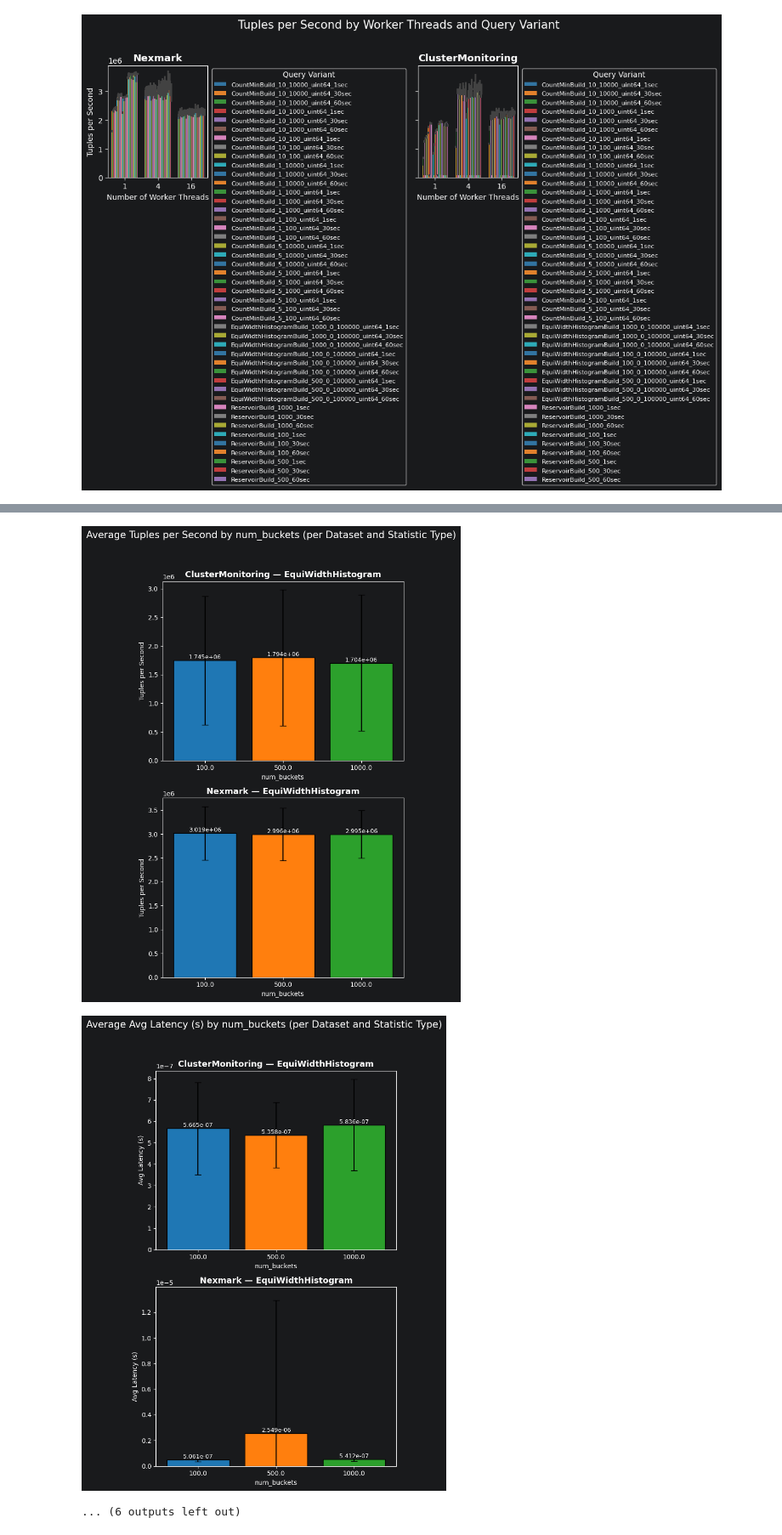
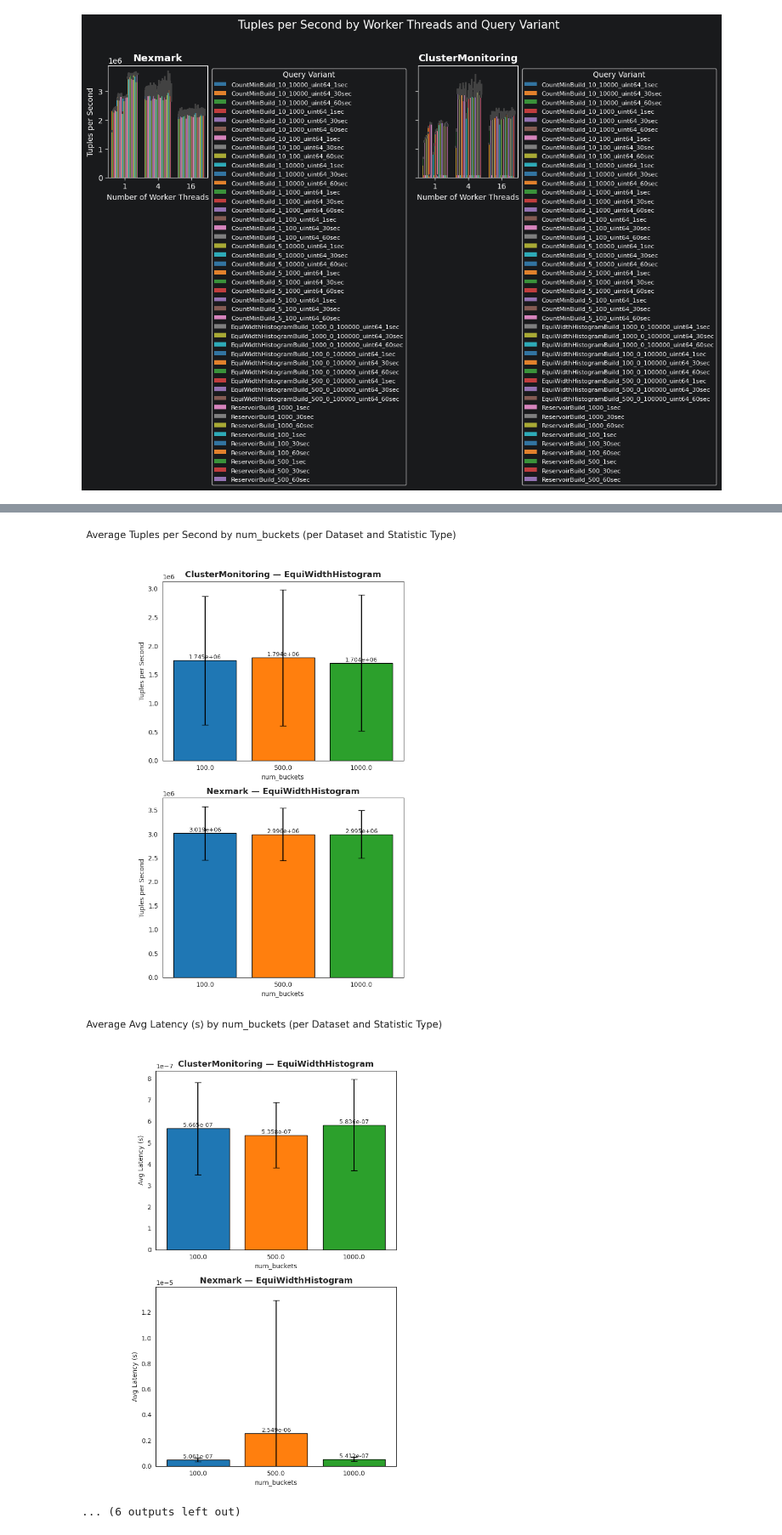
Before and after one commit to ESPAT-Orga/nebulastream-espat, a Jupyter notebook: scripts/benchmarking/e2e/plots/StatisticBuildProbe.ipynb, the cells around one changed output, grey strips where cells are left out. Shown at 85% size. Cells and saved outputs as stored; diff of their text form; code cells hidden in the pictures.

Commit message:
white background

```diff
--- a/scripts/benchmarking/e2e/plots/StatisticBuildProbe.ipynb
+++ b/scripts/benchmarking/e2e/plots/StatisticBuildProbe.ipynb
@@ -214,50 +214,51 @@ def plot_avg_by(df, param, metric="tuplesPerSecond"):
     n_datasets = len(datasets)
     n_stats = len(statistic_types)
 
-    fig, axes = plt.subplots(
-        n_datasets, n_stats,
-        figsize=(6 * n_stats, 5 * n_datasets),
-        sharey=False,
-        squeeze=False,
-    )
+    with sns.axes_style("white"):
+        fig, axes = plt.subplots(
+            n_datasets, n_stats,
+            figsize=(6 * n_stats, 5 * n_datasets),
+            sharey=False,
+            squeeze=False,
+        )
 
-    for row, dataset in enumerate(datasets):
-        df_ds = df_clean[df_clean["dataset"] == dataset]
-        for col, stat_type in enumerate(statistic_types):
-            ax = axes[row][col]
-            subset = df_ds[df_ds["statistic_type"] == stat_type].copy()
-            subset[metric] = pd.to_numeric(subset[metric], errors="coerce")
-            subset = subset.dropna(subset=[metric])
+        for row, dataset in enumerate(datasets):
+            df_ds = df_clean[df_clean["dataset"] == dataset]
+            for col, stat_type in enumerate(statistic_types):
+                ax = axes[row][col]
+                subset = df_ds[df_ds["statistic_type"] == stat_type].copy()
+                subset[metric] = pd.to_numeric(subset[metric], errors="coerce")
+                subset = subset.dropna(subset=[metric])
 
-            if subset.empty:
-                ax.set_visible(False)
-                continue
+                if subset.empty:
+                    ax.set_visible(False)
+                    continue
 
-            avg = subset.groupby(param)[metric].agg(["mean", "std"]).reset_index()
-            avg = avg.sort_values(param)
+                avg = subset.groupby(param)[metric].agg(["mean", "std"]).reset_index()
+                avg = avg.sort_values(param)
 
-            bars = ax.bar(
-                avg[param].astype(str),
-                avg["mean"],
-                yerr=avg["std"],
-                capsize=5,
-                color=sns.color_palette("tab10", len(avg)),
-                edgecolor="black",
-            )
+                bars = ax.bar(
+                    avg[param].astype(str),
+                    avg["mean"],
+                    yerr=avg["std"],
+                    capsize=5,
+                    color=sns.color_palette("tab10", len(avg)),
+                    edgecolor="black",
+                )
 
-            ax.set_ylim(bottom=0)
-            ax.set_xlabel(param)
-            ax.set_ylabel(ylabel if col == 0 else "")
-            ax.set_title(f"{dataset} — {stat_type}", fontsize=13, fontweight="bold")
+                ax.set_ylim(bottom=0)
+                ax.set_xlabel(param)
+                ax.set_ylabel(ylabel if col == 0 else "")
+                ax.set_title(f"{dataset} — {stat_type}", fontsize=13, fontweight="bold")
 
-            for bar in bars:
-                height = bar.get_height()
-                ax.text(bar.get_x() + bar.get_width() / 2, height, f"{height:,.4g}",
-                        ha="center", va="bottom", fontsize=9)
+                for bar in bars:
+                    height = bar.get_height()
+                    ax.text(bar.get_x() + bar.get_width() / 2, height, f"{height:,.4g}",
+                            ha="center", va="bottom", fontsize=9)
 
-    fig.suptitle(suptitle, fontsize=15, y=1.02)
-    plt.tight_layout()
-    plt.show()
+        fig.suptitle(suptitle, fontsize=15, y=1.02)
+        plt.tight_layout()
+        plt.show()
 
 # Parse statistic_config into dedicated columns per statistic type
 # Reservoir: config is just the reservoir size
@@ -374,3 +375,3 @@ plot_avg_by(df[mask_cm], "cm_cols", metric="latency_listener")
-[figure, old version]
+[figure, new version]
-[figure, old version]
+[figure, new version]
 ... (6 outputs left out)
```
Also changed, not shown: parts of 1 cell of this notebook.
